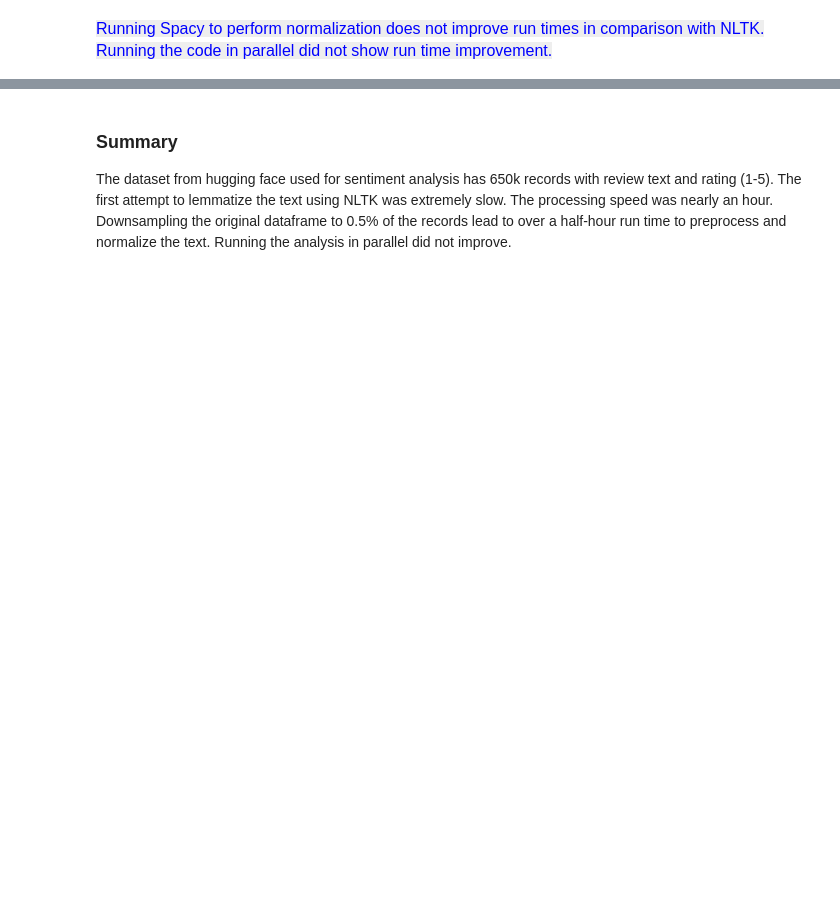
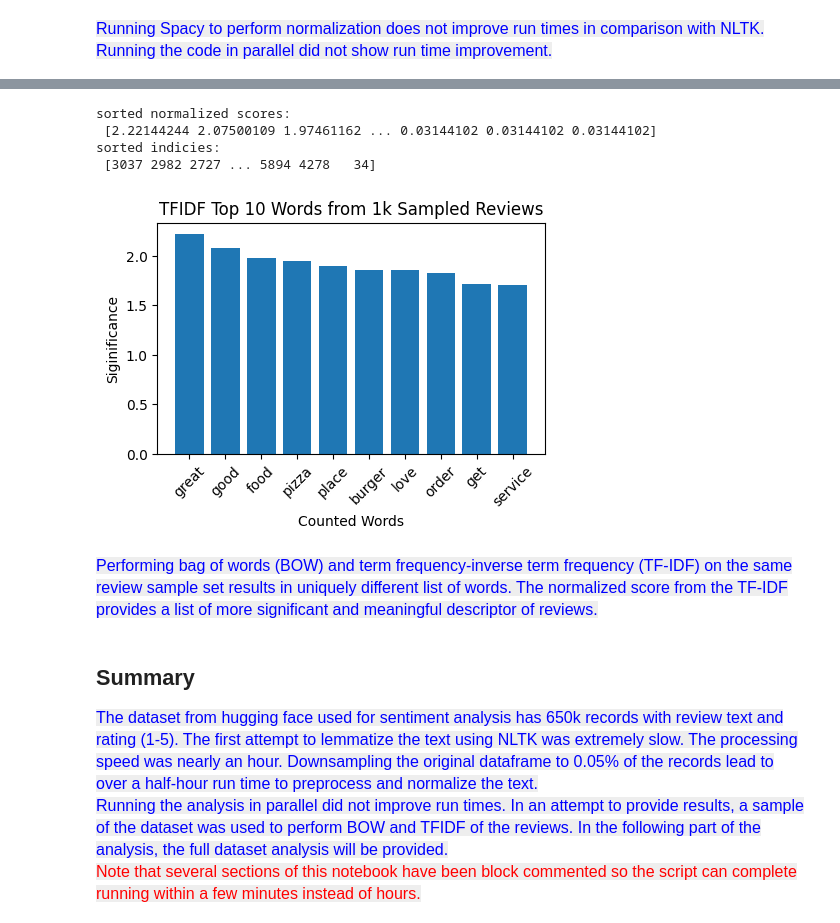
Before and after one commit to biman-zen/FinalCapstone, a Jupyter notebook: FinalCapstone_DW_EDA.ipynb, the cells around one changed output, grey strips where cells are left out. Cells and saved outputs as stored; diff of their text form; code cells hidden in the pictures; blank space fills up the shorter version.

Commit message:
Final version of DW/EDA of sentiment analysis.

```diff
--- a/FinalCapstone_DW_EDA.ipynb
+++ b/FinalCapstone_DW_EDA.ipynb
@@ -465,0 +539,10 @@ counted_tokens.most_common(5)
+# %%
+# TFIDF vectorizer
+vectorizer = TfidfVectorizer()
+# Fit transform
+tfidf_matrix = vectorizer.fit_transform(text)
+# Convert sparse matrix to an array
+tfidf_dense = tfidf_matrix.toarray()
+print(tfidf_dense.shape)
+# Get out word list from fit
+tfidf_feature_names = vectorizer.get_feature_names_out()
@@ -465,0 +551,10 @@ counted_tokens.most_common(5)
+# %%
+# Convert to Pandas dataframe
+
+# The matrix of TF-IDF creates a matrix columns associated with the words and
+# rows designate their score
+df_tfidf = pd.DataFrame(
+                tfidf_dense,
+                columns = tfidf_feature_names
+                )
+df_tfidf.head(5)
@@ -466,5 +569,46 @@ counted_tokens.most_common(5)
+# %%
+# Extract the normalized tfidf score
+col_norm = list()
+for col in df_tfidf.columns:
+    col_norm.append(np.linalg.norm(df_tfidf[col]))
+
+# Get the descending sort on the normalized scores
+sorted_scores = np.sort(col_norm)[::-1]
+sorted_indices = np.argsort(col_norm)[::-1]
+print("sorted normalized scores: \n", sorted_scores)
+print("sorted indicies: \n",sorted_indices)
+
+# Significant words based on sorted values
+significant_words = df_tfidf.columns[sorted_indices]
+#significant_word_count = df_tfidf.sum(axis=1).\
+#                    sort_values(ascending=False)
+#significant_words = df_tfidf.columns[significant_word_count.index]
+# %% [output]
+sorted normalized scores:
+ [2.22144244 2.07500109 1.97461162 ... 0.03144102 0.03144102 0.03144102]
+sorted indicies:
+ [3037 2982 2727 ... 5894 4278   34]
+# %%
+fig, ax = plt.subplots(figsize=(5, 3))
+ax.bar(x=significant_words[:10], height=sorted_scores[:10])
+ax.set_xlabel('Counted Words')
+ax.set_ylabel('Siginificance')
+ax.set_title('TFIDF Top 10 Words from 1k Sampled Reviews')
+ax.tick_params(axis='x', labelrotation=45)
+plt.show()
+# %% [output]
+[figure, added]
+# %% [markdown]
+<span style="color: blue; font-family: Arial; font-size: 16px; background-color: #EEEEEE">
+Performing bag of words (BOW) and term frequency-inverse term frequency (TF-IDF) on the same review sample set results in uniquely different list of words. The normalized score from the TF-IDF provides a list of more significant and meaningful descriptor of reviews.
+</span>
 # %% [markdown]
-### Summary
-
-The dataset from hugging face used for sentiment analysis has 650k records with review text and rating (1-5). The first attempt to lemmatize the text using NLTK was extremely slow. The processing speed was nearly an hour. Downsampling the original dataframe to 0.5% of the records lead to over a half-hour run time to preprocess and normalize the text.
-Running the analysis in parallel did not improve.
+## Summary
+<span style="color: blue; font-family: Arial; font-size: 16px; background-color: #EEEEEE">
+The dataset from hugging face used for sentiment analysis has 650k records with review text and rating (1-5). The first attempt to lemmatize the text using NLTK was extremely slow. The processing speed was nearly an hour. Downsampling the original dataframe to 0.05% of the records lead to over a half-hour run time to preprocess and normalize the text.<br />
+<span style="color: blue; font-family: Arial; font-size: 16px; background-color: #EEEEEE">
+Running the analysis in parallel did not improve run times.
+In an attempt to provide results, a sample of the dataset was used to perform BOW and TFIDF of the reviews. In the following part of the analysis, the full dataset analysis will be provided.<br />
+</span>
+<span style="color: red; font-family: Arial; font-size: 16px; background-color: #EEEEEE">
+Note that several sections of this notebook have been block commented so the script can complete running within a few minutes instead of hours.
```
Also changed, not shown: parts of 35 cells of this notebook.
